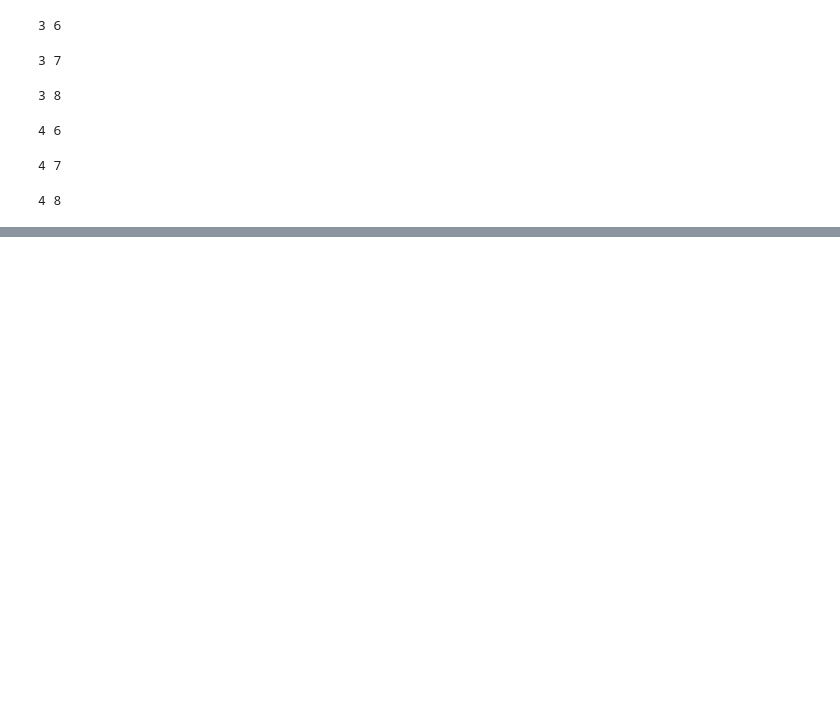
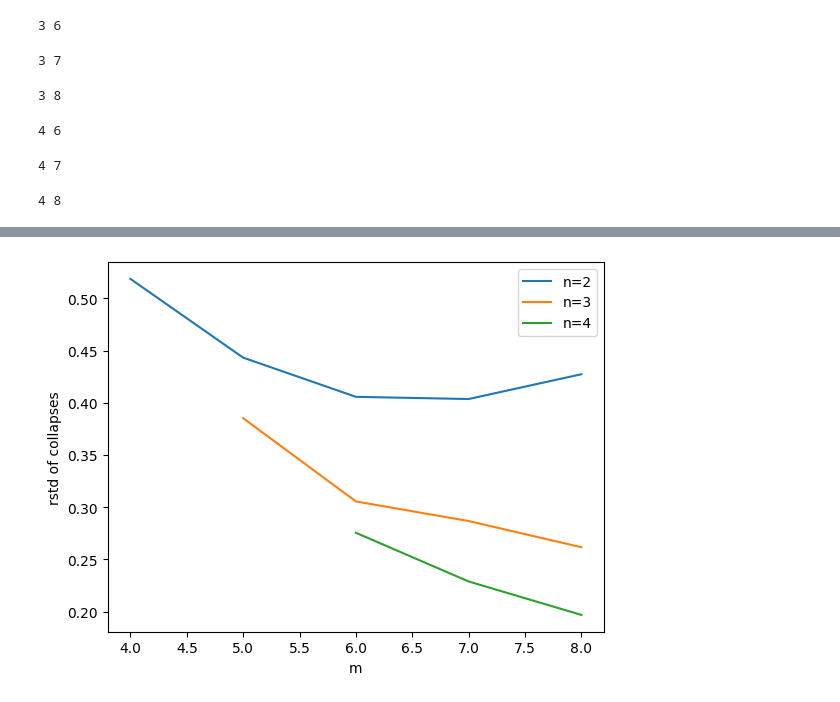
Before and after one commit to BigBalloon8/injectivity, a Jupyter notebook: distributions.ipynb, the cells around one changed output, grey strips where cells are left out. Drawn from its saved outputs; the diff is of its cells as text; code cells hidden in the pictures; blank space fills up the shorter version.

```diff
--- a/distributions.ipynb
+++ b/distributions.ipynb
@@ -56,9 +64,0 @@ plt.show()
-# %%
-n = 3
-for m in ms[ms>n+1]:
-    fig, ax = plt.subplots()
-    collapses = torch.tensor(stats[(n, m.item())])
-    ax.hist(stats[(n, m.item())], bins=30)
-    collapses = collapses.to(float)
-    ax.set_title(f"{r'$\mu=$'}{collapses.mean().item():.3f}, rstd={(collapses.std()/collapses.mean()).item():.3f}")
-plt.show()
@@ -70,9 +64,0 @@ plt.show()
-# %%
-n = 4
-for m in ms[ms>n+1]:
-    fig, ax = plt.subplots()
-    collapses = torch.tensor(stats[(n, m.item())])
-    ax.hist(stats[(n, m.item())], bins=30)
-    collapses = collapses.to(float)
-    ax.set_title(f"{r'$\mu=$'}{collapses.mean().item():.3f}, rstd={(collapses.std()/collapses.mean()).item():.3f}")
-plt.show()
@@ -82,0 +65,19 @@ plt.show()
+# %%
+for n in ns:
+    n = n.item()
+    ms_used = []
+    rstds = []
+    for j, m in enumerate(ms[ms>n+1]):
+        m = m.item()
+        ms_used.append(m)
+        collapses = torch.tensor(stats[(n, m)])
+        collapses = collapses.to(float)
+        rstds.append((collapses.std()/collapses.mean()).item())
+    plt.plot(ms_used, rstds, label=f"n={n}")
+
+plt.xlabel("m")
+plt.ylabel("rstd of collapses")
+plt.legend()
+plt.show()
+# %% [output]
+[figure, added]
```
Also changed, not shown: parts of 4 cells of this notebook, 10 other files.
